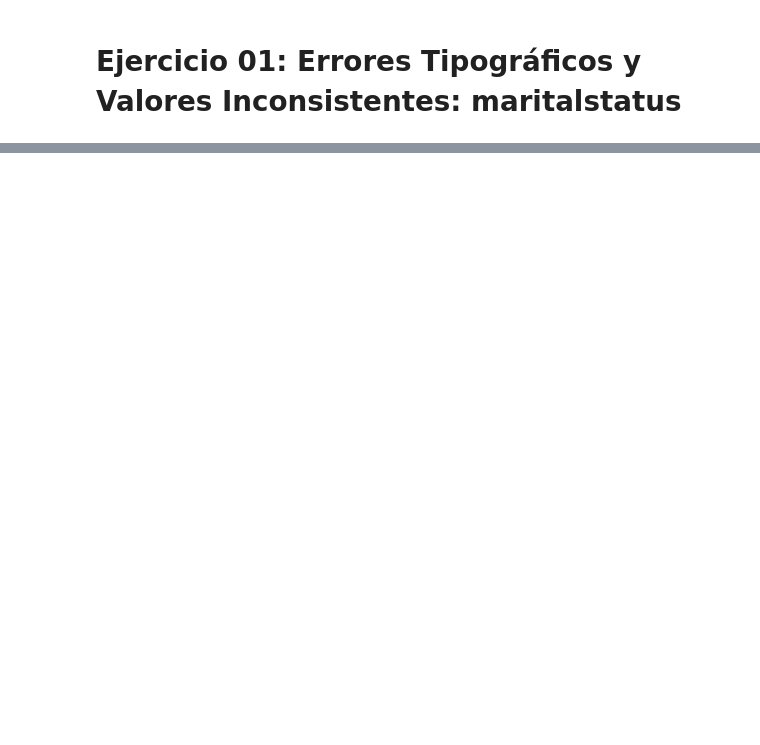
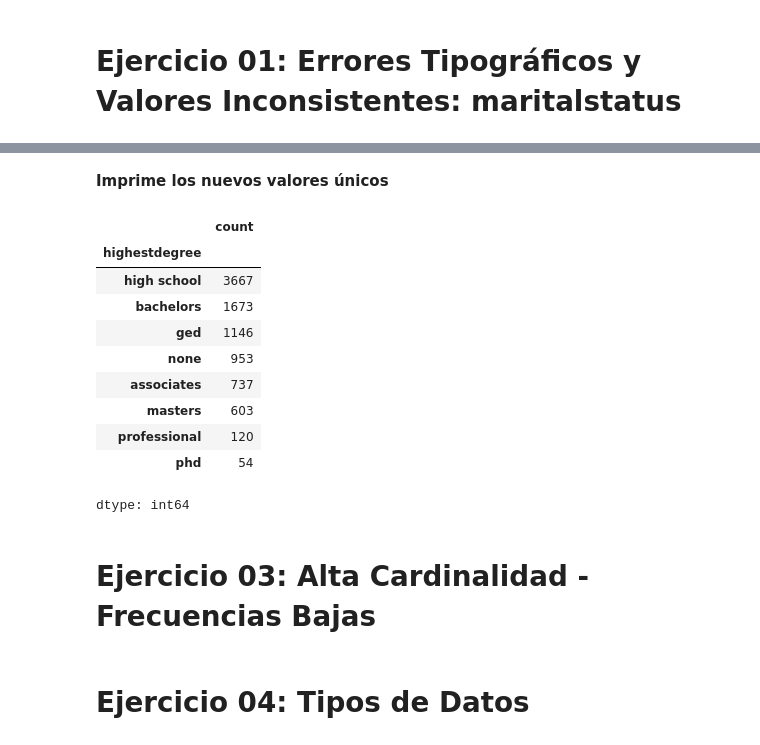
Before and after one commit to jonathanahc/Practicas, a Jupyter notebook: Práctica17_Limpieza_y_Transformación_de_Datos_Categóricos.ipynb, the cells around one changed output, grey strips where cells are left out. Drawn from its saved outputs; the diff is of its cells as text; code cells hidden in the pictures; blank space fills up the shorter version.

```diff
--- a/Práctica17_Limpieza_y_Transformación_de_Datos_Categóricos.ipynb
+++ b/Práctica17_Limpieza_y_Transformación_de_Datos_Categóricos.ipynb
@@ -14,0 +87,2 @@ df.head()
+# %%
+df['highestdegree'] = df['highestdegree'].str.lower().str.replace(r'^\d+\.\s*', '', regex=True)
@@ -14,0 +96,20 @@ df.head()
+# %% [markdown]
+**Imprime los nuevos valores únicos**
+# %%
+df['highestdegree'].value_counts()
+# %% [output]
+|  | count |
+| highestdegree |  |
+| high school | 3667 |
+| bachelors | 1673 |
+| ged | 1146 |
+| none | 953 |
+| associates | 737 |
+| masters | 603 |
+| professional | 120 |
+| phd | 54 |
+dtype: int64
+# %% [markdown]
+# Ejercicio 03: Alta Cardinalidad - Frecuencias Bajas
+# %% [markdown]
+# Ejercicio 04: Tipos de Datos
```
Also changed, not shown: parts of 17 cells of this notebook.
